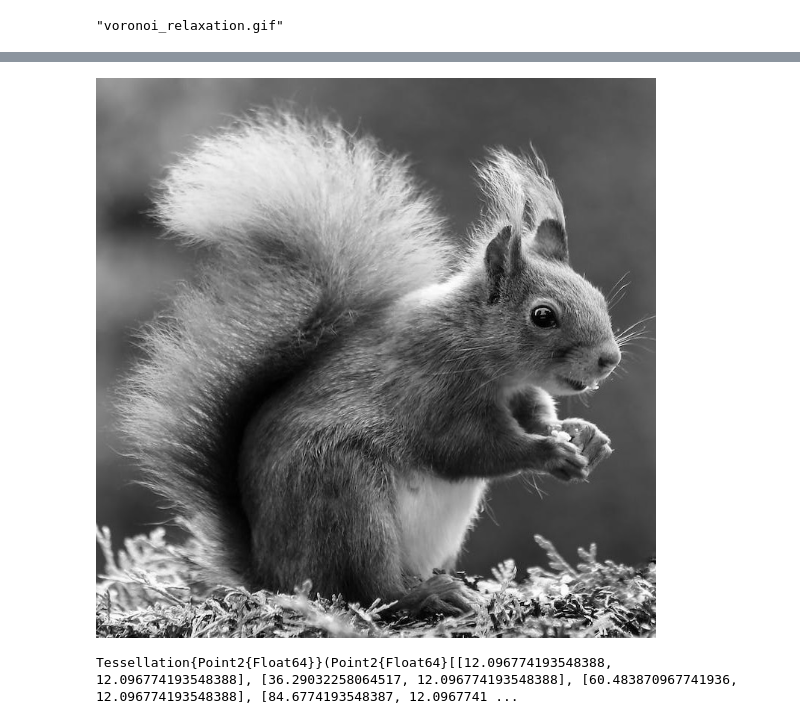
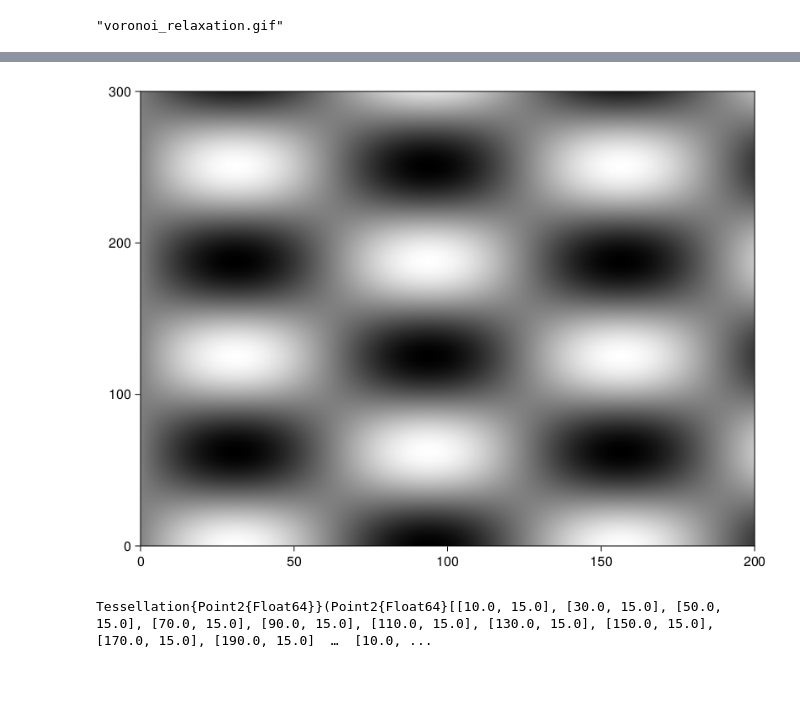
Before and after one commit to simonabj/CreativeCoding, a Jupyter notebook: WeightedVoronoiStipeling/Workbook.ipynb, the cells around one changed output, grey strips where cells are left out. Drawn from its saved outputs; the diff is of its cells as text; code cells hidden in the pictures; blank space fills up the shorter version.

```diff
--- a/WeightedVoronoiStipeling/Workbook.ipynb
+++ b/WeightedVoronoiStipeling/Workbook.ipynb
@@ -140,19 +141,23 @@ end
 "voronoi_relaxation.gif"
 # %% [markdown]
 ![](voronoi_relaxation.gif)
-# %%
-# Now we can load the image and convert to grayscale
-img = Gray.(load("squirrel.jpg"))
-img_data = rotr90(Float64.(img))
-
-# Show image
-img
-# %% [output]
-[figure, removed]
+# %%
+# Next we want to test a weighted algorithm by using the weights at each vertex
+
+# Lets start by creating a simple test image
+W, H = 200, 300;
+
+img_F(p) = (sin(0.05p[1])*cos(0.05p[2]) + 1.0) / 2.0
+
+img = [img_F([x, y]) for x in 1:W, y in 1:H ]
+
+# Show image
+image(img)
+# %% [output]
+[figure, added]
 # %%
 # With the data, let's create a 2D grid of points. For simplicity, we will start with a regular grid
-H, W = size(img)
-N_points = 1000
+N_points = 100
 dx = W / floor(Int, sqrt(N_points))
 dy = H / floor(Int, sqrt(N_points))
 
@@ -167,5 +172,5 @@ img_bbox = Rectangle(Point2(0,0), Point2(W,H))
 # Tesselate the points
 img_tess = voronoicells(P, img_bbox)
 # %% [output]
-Tessellation{Point2{Float64}}(Point2{Float64}[[12.096774193548388, 12.096774193548388], [36.29032258064517, 12.096774193548388], [60.483870967741936, 12.096774193548388], [84.6774193548387, 12.0967741 ...
+Tessellation{Point2{Float64}}(Point2{Float64}[[10.0, 15.0], [30.0, 15.0], [50.0, 15.0], [70.0, 15.0], [90.0, 15.0], [110.0, 15.0], [130.0, 15.0], [150.0, 15.0], [170.0, 15.0], [190.0, 15.0]  …  [10.0, ...
 # %%
```
Also changed, not shown: parts of 9 cells of this notebook, 1 other file.
